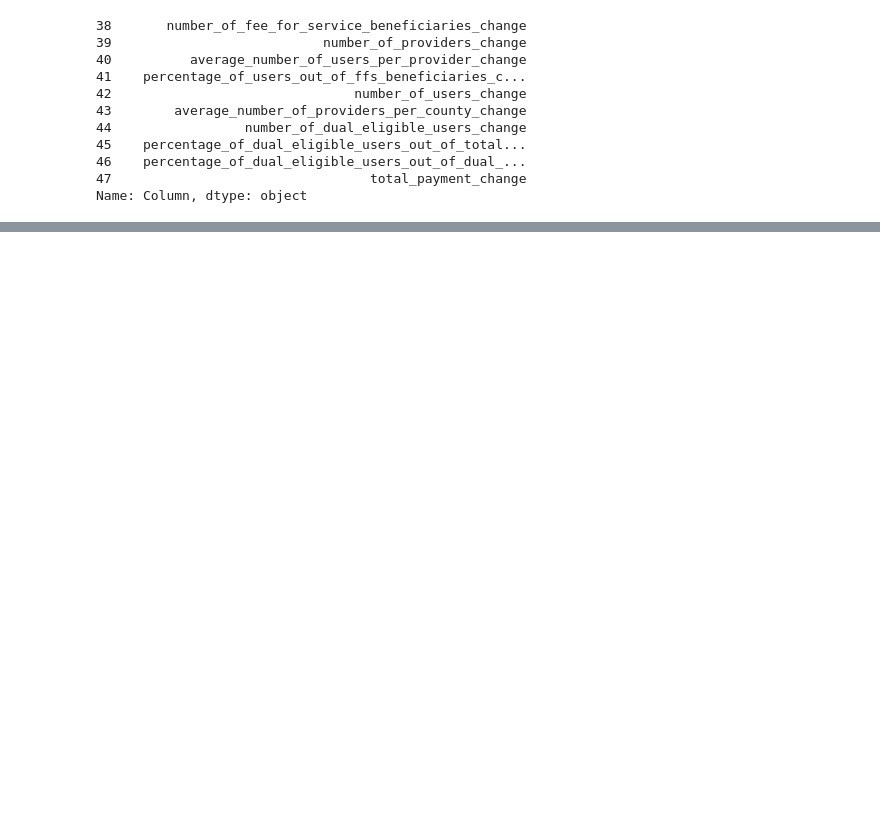
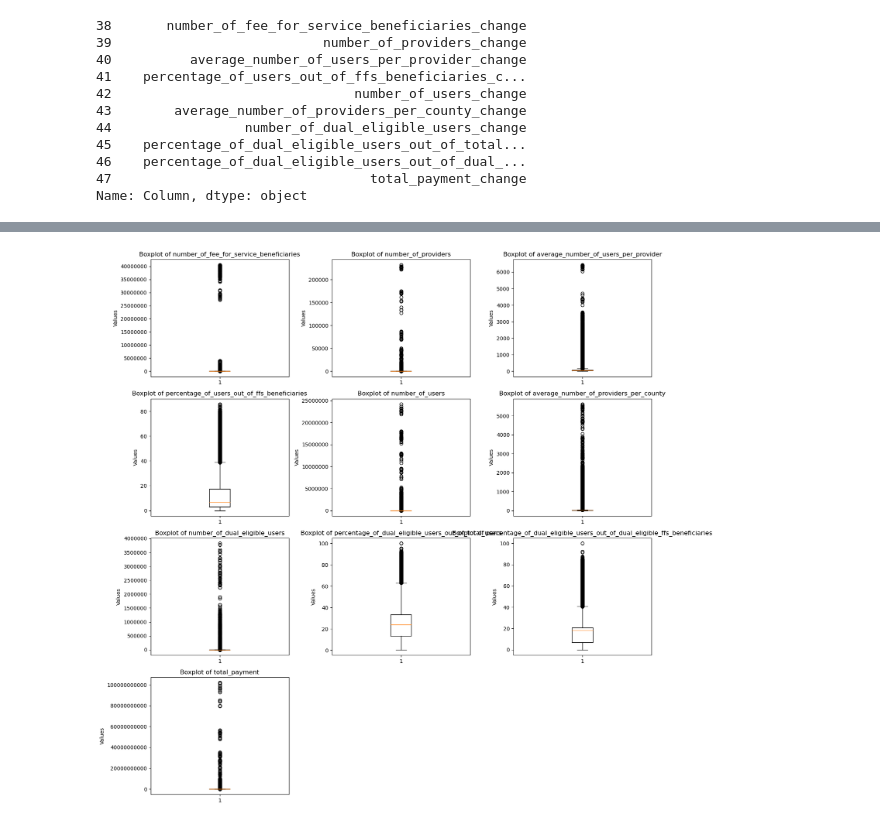
Before and after one commit to samantharivas/healthcare-market-saturation-fraud, a Jupyter notebook: Preprocessing.ipynb, the cells around one changed output, grey strips where cells are left out. Cells and saved outputs as stored; diff of their text form; code cells hidden in the pictures; blank space fills up the shorter version.

```diff
--- a/Preprocessing.ipynb
+++ b/Preprocessing.ipynb
@@ -636 +706,30 @@ for column in numeric_data.columns:
+# %%
+# get number of columns in numeric_data
+num_columns = len(numeric_data.columns)
+
+# calculate the number of rows and columns needed for the subplot grid
+num_rows = (num_columns - 1) // 3 + 1
+num_cols = min(num_columns, 3)
+
+# create the subplot grid
+fig, axes = plt.subplots(num_rows, num_cols, figsize=(15, 15))
+#flatten the axes array
+axes = axes.flatten()
+
+# plotboxplots for numerical columns
+for i, column in enumerate(numeric_data.columns):
+    axes[i].boxplot(numeric_data[column].dropna())
+    axes[i].set_title(f'Boxplot of {column}')
+    axes[i].set_ylabel('Values')
+    axes[i].ticklabel_format(style='plain', axis='y')
+
+
+# hide empty subplots if there are more axes than needed
+for j in range(i + 1, len(axes)):
+    fig.delaxes(axes[j])
+
+plt.tight_layout()
+plt.show()
+# %% [output]
+[figure, added]
 # %%
```
Also changed, not shown: parts of 85 cells of this notebook, 1 other file.
